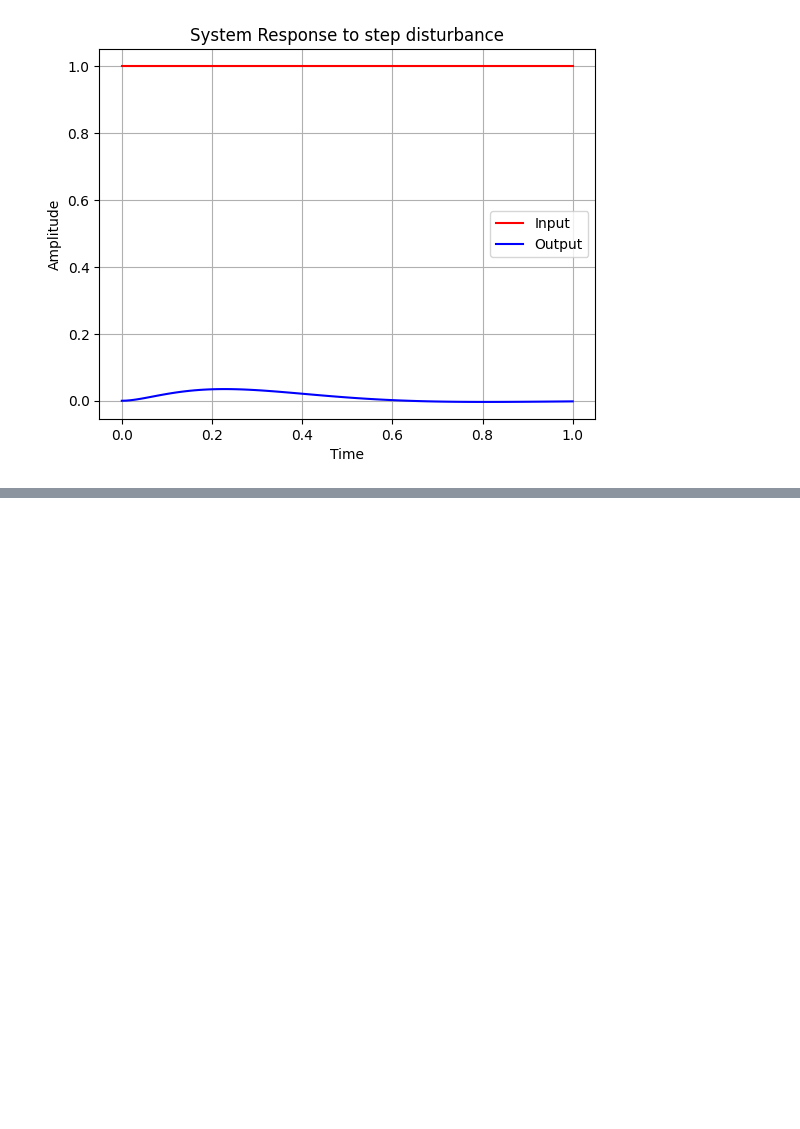
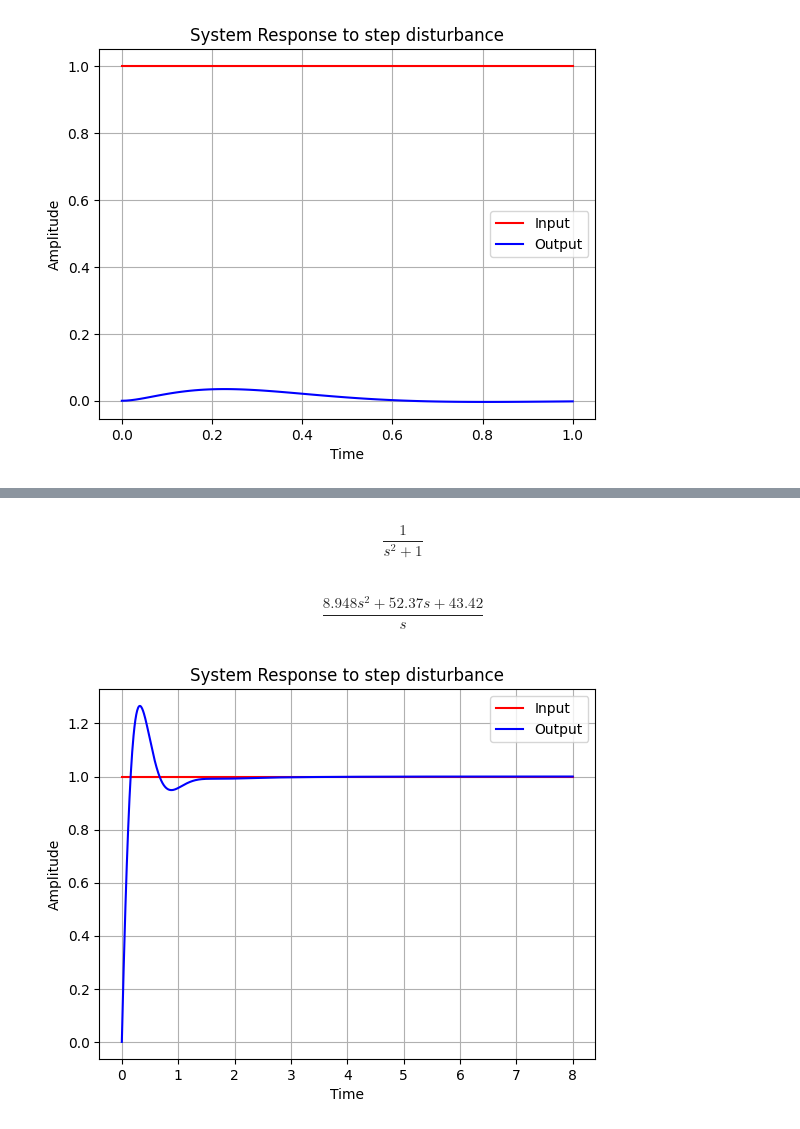
Before and after one commit to Nikolas010101/ModernControl, a Jupyter notebook: PID.ipynb, the cells around one changed output, grey strips where cells are left out. Drawn from its saved outputs; the diff is of its cells as text; code cells hidden in the pictures; blank space fills up the shorter version.

```diff
--- a/PID.ipynb
+++ b/PID.ipynb
@@ -132,0 +179,27 @@ plt.show()
+# %%
+gp = ct.tf(1, [1, 0, 1])
+gp
+# %% [output]
+$$\frac{1}{s^2 + 1}$$
+# %%
+gc = pid_root_locus(sys=gp, overshoot=0.1, ts=1)
+gc
+# %% [output]
+$$\frac{8.948 s^2 + 52.37 s + 43.42}{s}$$
+# %%
+t = np.linspace(0, 8, 1000)
+
+a_t = np.ones(t.shape)
+
+t_out, y_out = ct.forced_response(ct.feedback(gp*gc), T=t, U=a_t)
+
+plt.plot(t, a_t, label='Input', c="r")
+plt.plot(t_out, y_out, label='Output', c="b")
+plt.xlabel('Time')
+plt.ylabel('Amplitude')
+plt.title('System Response to step disturbance')
+plt.legend()
+plt.grid(True)
+plt.show()
+# %% [output]
+[figure, added]
```
Also changed, not shown: parts of 5 cells of this notebook.
